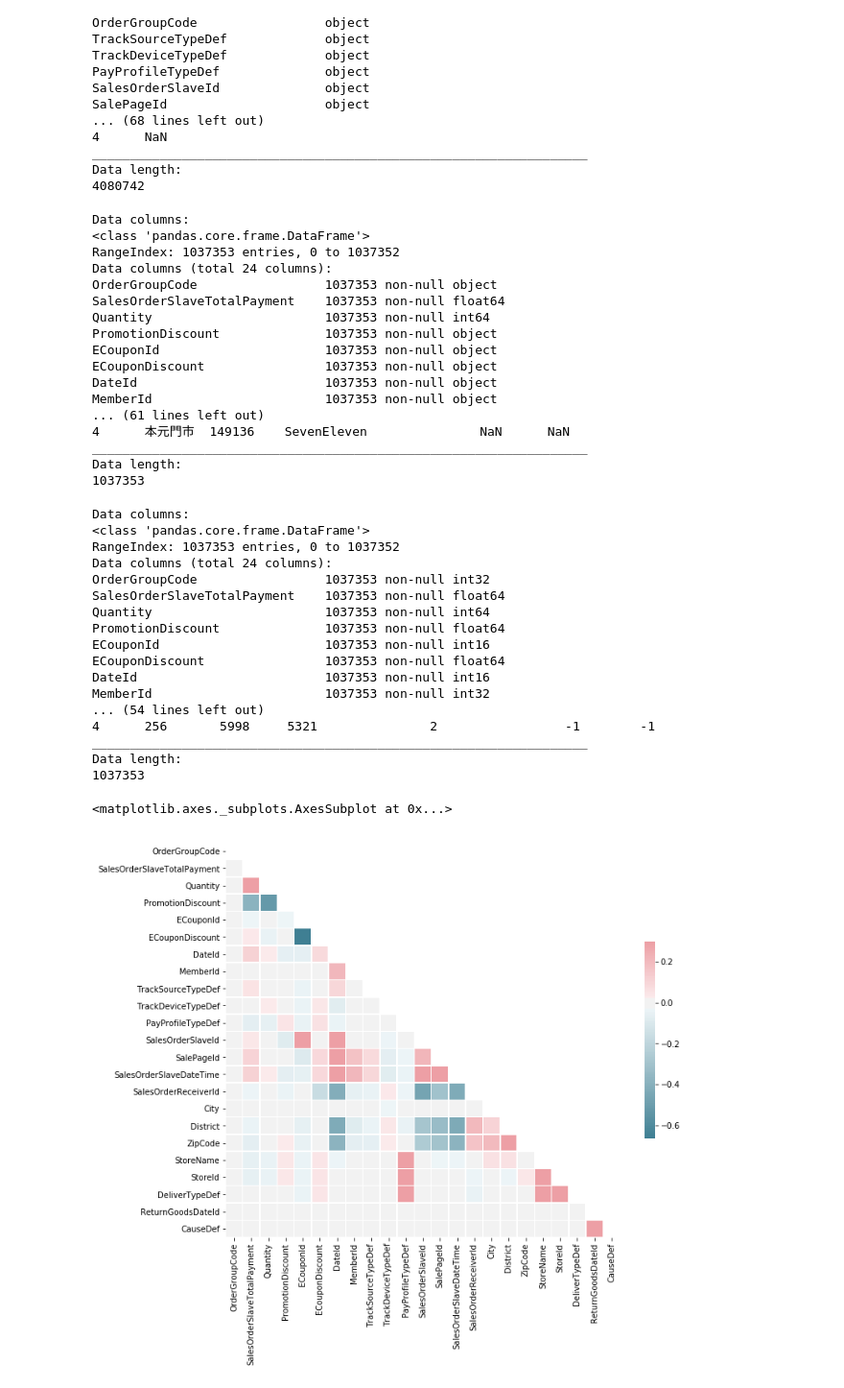
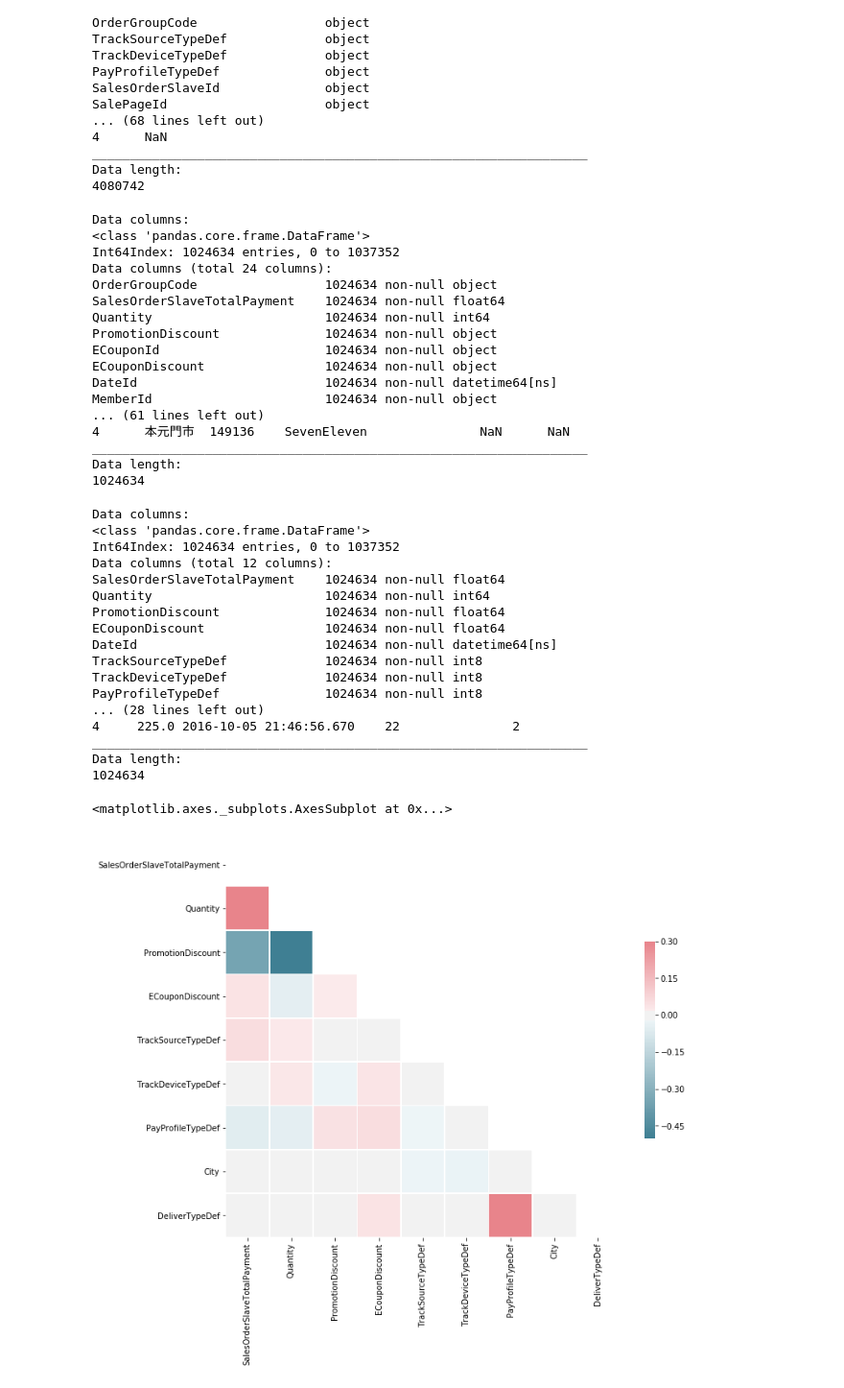
Before and after one commit to ChiaYi-LIN/1072-CSX4001-B04704016, a Jupyter notebook: eda.ipynb, the cells around one changed output. Shown at 96% size. Cells and saved outputs as stored; diff of their text form; code cells hidden in the pictures.

```diff
--- a/eda.ipynb
+++ b/eda.ipynb
@@ -94,61 +112,66 @@ shopping_cart.to_csv("./Dataset/ShoppingCarts.csv", sep=",", encoding="utf-8", i
 # %%
 shopping_cart = pd.read_csv("./Dataset/ShoppingCarts.csv", dtype="unicode")
 shopping_cart[["SalesOrderSlaveTotalPayment","Quantity"]] = shopping_cart[["SalesOrderSlaveTotalPayment","Quantity"]].apply(pd.to_numeric)
+shopping_cart = shopping_cart.loc[(shopping_cart["SalesOrderSlaveTotalPayment"] <= 5000) & (shopping_cart["Quantity"] <= 12)]
+shopping_cart["DateId"] = pd.to_datetime(shopping_cart["DateId"].astype(str), format="%Y-%m-%d")
+shopping_cart["SalesOrderSlaveDateTime"] = pd.to_datetime(shopping_cart["SalesOrderSlaveDateTime"].astype(str), format="%Y-%m-%d %H:%M:%S.%f")
+
 describe_pd_data(shopping_cart)
 # %% [output]
 Data columns:
 <class 'pandas.core.frame.DataFrame'>
-RangeIndex: 1037353 entries, 0 to 1037352
+Int64Index: 1024634 entries, 0 to 1037352
 Data columns (total 24 columns):
-OrderGroupCode                 1037353 non-null object
-SalesOrderSlaveTotalPayment    1037353 non-null float64
-Quantity                       1037353 non-null int64
-PromotionDiscount              1037353 non-null object
-ECouponId                      1037353 non-null object
-ECouponDiscount                1037353 non-null object
-DateId                         1037353 non-null object
-MemberId                       1037353 non-null object
+OrderGroupCode                 1024634 non-null object
+SalesOrderSlaveTotalPayment    1024634 non-null float64
+Quantity                       1024634 non-null int64
+PromotionDiscount              1024634 non-null object
+ECouponId                      1024634 non-null object
+ECouponDiscount                1024634 non-null object
+DateId                         1024634 non-null datetime64[ns]
+MemberId                       1024634 non-null object
 ... (61 lines left out)
 4      本元門市  149136    SevenEleven               NaN      NaN
 __________________________________________________________________
 Data length:
-1037353
+1024634
 # %%
 categorized_data = shopping_cart.copy()
 categorized_data[["SalesOrderSlaveTotalPayment","Quantity","PromotionDiscount","ECouponDiscount"]] = categorized_data[["SalesOrderSlaveTotalPayment","Quantity","PromotionDiscount","ECouponDiscount"]].apply(pd.to_numeric)
-cat_code = ["OrderGroupCode","ECouponId","DateId","MemberId","TrackSourceTypeDef","TrackDeviceTypeDef","PayProfileTypeDef","SalesOrderSlaveId","SalePageId","SalesOrderSlaveDateTime","SalesOrderReceiverId","City","District","ZipCode","StoreName","StoreId","DeliverTypeDef","ReturnGoodsDateId","CauseDef"]
+categorized_data = categorized_data.drop(columns=["OrderGroupCode","ECouponId","MemberId","SalesOrderSlaveId","SalePageId","SalesOrderReceiverId","StoreName","StoreId","District","ZipCode","ReturnGoodsDateId","CauseDef"])
+cat_code = ["TrackSourceTypeDef","TrackDeviceTypeDef","PayProfileTypeDef","City","DeliverTypeDef"]
 for col in cat_code:
     categorized_data[col] = pd.Categorical(categorized_data[col])
     categorized_data[col] = categorized_data[col].cat.codes
 describe_pd_data(categorized_data)
 
 corr_matrix = categorized_data.corr()
 mask = np.zeros_like(corr_matrix, dtype=np.bool)
 mask[np.triu_indices_from(mask)] = True
 f, ax = plt.subplots(figsize=(11, 9))
 cmap = sns.diverging_palette(220, 10, as_cmap=True)
 sns.heatmap(corr_matrix, mask=mask, cmap=cmap, vmax=.3, center=0,
             square=True, linewidths=.5, cbar_kws={"shrink": .5})
 # %% [output]
 Data columns:
 <class 'pandas.core.frame.DataFrame'>
-RangeIndex: 1037353 entries, 0 to 1037352
-Data columns (total 24 columns):
-OrderGroupCode                 1037353 non-null int32
-SalesOrderSlaveTotalPayment    1037353 non-null float64
-Quantity                       1037353 non-null int64
-PromotionDiscount              1037353 non-null float64
-ECouponId                      1037353 non-null int16
-ECouponDiscount                1037353 non-null float64
-DateId                         1037353 non-null int16
-MemberId                       1037353 non-null int32
-... (54 lines left out)
-4      256       5998     5321               2                 -1        -1
+Int64Index: 1024634 entries, 0 to 1037352
+Data columns (total 12 columns):
+SalesOrderSlaveTotalPayment    1024634 non-null float64
+Quantity                       1024634 non-null int64
+PromotionDiscount              1024634 non-null float64
+ECouponDiscount                1024634 non-null float64
+DateId                         1024634 non-null datetime64[ns]
+TrackSourceTypeDef             1024634 non-null int8
+TrackDeviceTypeDef             1024634 non-null int8
+PayProfileTypeDef              1024634 non-null int8
+... (28 lines left out)
+4     225.0 2016-10-05 21:46:56.670    22               2
 __________________________________________________________________
 Data length:
-1037353
+1024634
 <matplotlib.axes._subplots.AxesSubplot at 0x...>
-[figure, old version]
+[figure, new version]
 # %%
 f, ax = plt.subplots(figsize=(11, 9))
 sns.boxplot(x="PayProfileTypeDef", y="SalesOrderSlaveTotalPayment",
```
Also changed, not shown: parts of 19 cells of this notebook.
